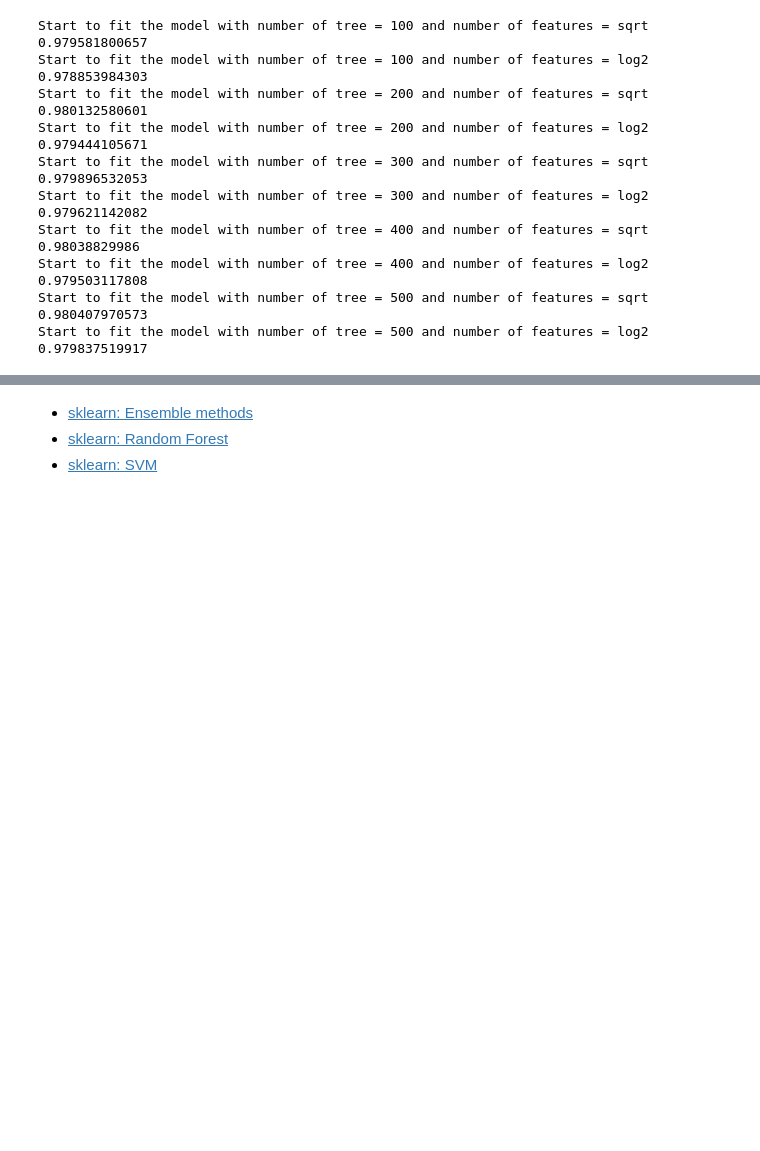
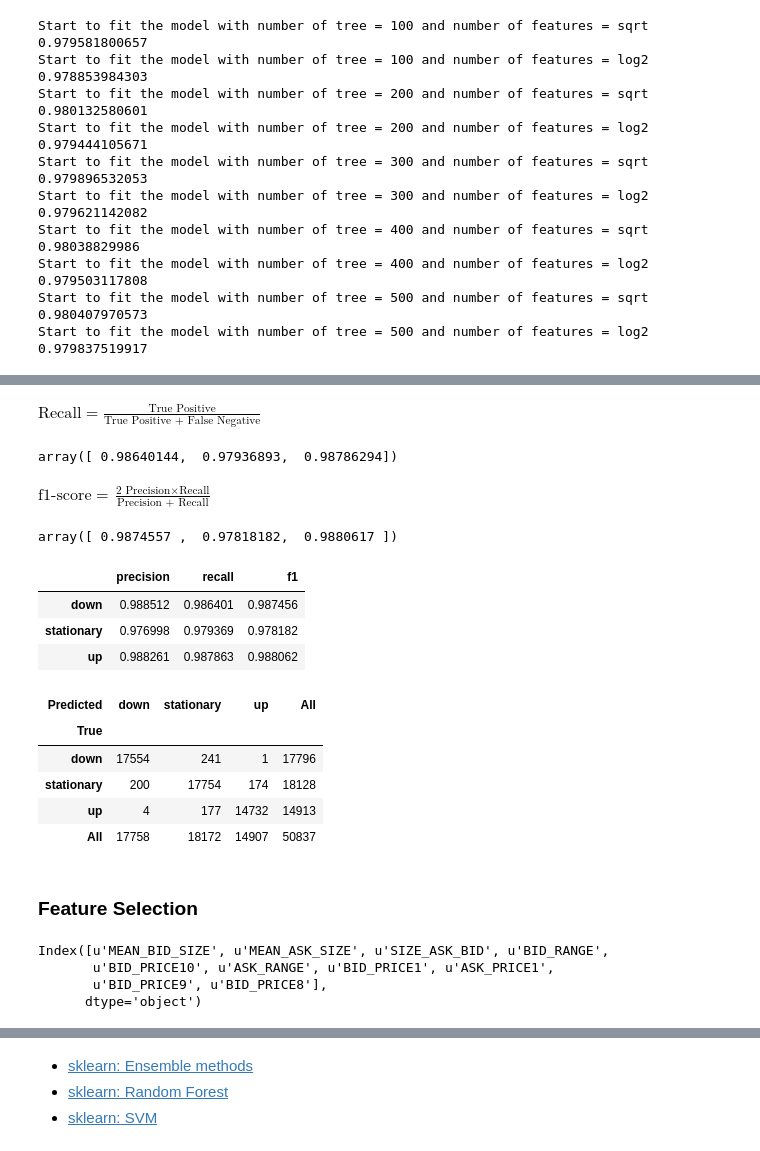
Before and after one commit to jJasonWang/STAT_222_Finance, a Jupyter notebook: Code/Finance_Project.ipynb, the cells around one changed output, grey strips where cells are left out. Saved outputs shown, nothing was run; the diff lists cells and outputs as text; code cells hidden in the pictures; blank space fills up the shorter version.

```diff
--- a/Code/Finance_Project.ipynb
+++ b/Code/Finance_Project.ipynb
@@ -471,3 +462,18 @@ V
 ### Spread Crossing
 # %% [markdown]
 ### SVM
+# %%
+C_range = 10.0**np.arange(2, 5, 1)
+gamma_range = 10.0**np.arange(-7, -2, 1)
+
+# Validation
+V = []
+for C in C_range:
+    for gamma in gamma_range:
+        print('Start to fit the model with C =', str(C), 'and gamma =', str(gamma))
+        clf = svm.SVC(C=C, gamma=gamma)
+        clf.fit(X_train.iloc[0:10000], y2_train[0:10000])
+        prediction = clf.predict(X_validation)
+        accuracy = np.mean(prediction == y2_validation)
+        print(accuracy)
+        V.append([C, gamma, accuracy])
@@ -512,0 +562,37 @@ Start to fit the model with number of tree = 500 and number of features = log2
+# %% [markdown]
+$\mbox{Recall} = \frac{\mbox{True Positive}}{\mbox{True Positive + False Negative}}$
+# %%
+recall_score(y2_test, prediction, average=None)
+# %% [output]
+array([ 0.98640144,  0.97936893,  0.98786294])
+# %% [markdown]
+$\mbox{f1-score} = \frac{\mbox{2 Precision}\times\mbox{Recall}}{\mbox{Precision + Recall}}$
+# %%
+f1_score(y2_test, prediction, average=None)
+# %% [output]
+array([ 0.9874557 ,  0.97818182,  0.9880617 ])
+# %%
+model_assessment(y2_test, prediction)
+# %% [output]
+|  | precision | recall | f1 |
+| down | 0.988512 | 0.986401 | 0.987456 |
+| stationary | 0.976998 | 0.979369 | 0.978182 |
+| up | 0.988261 | 0.987863 | 0.988062 |
+# %%
+pd.crosstab(y2_test, prediction, rownames=['True'], colnames=['Predicted'], margins=True)
+# %% [output]
+| Predicted | down | stationary | up | All |
+| True |  |  |  |  |
+| down | 17554 | 241 | 1 | 17796 |
+| stationary | 200 | 17754 | 174 | 18128 |
+| up | 4 | 177 | 14732 | 14913 |
+| All | 17758 | 18172 | 14907 | 50837 |
+# %% [markdown]
+### Feature Selection
+# %%
+X_train.columns[[82, 83, 85, 61, 36, 60, 0, 2, 32, 28]]
+# %% [output]
+Index([u'MEAN_BID_SIZE', u'MEAN_ASK_SIZE', u'SIZE_ASK_BID', u'BID_RANGE',
+       u'BID_PRICE10', u'ASK_RANGE', u'BID_PRICE1', u'ASK_PRICE1',
+       u'BID_PRICE9', u'BID_PRICE8'],
+      dtype='object')
```
Also changed, not shown: parts of 45 cells of this notebook.
